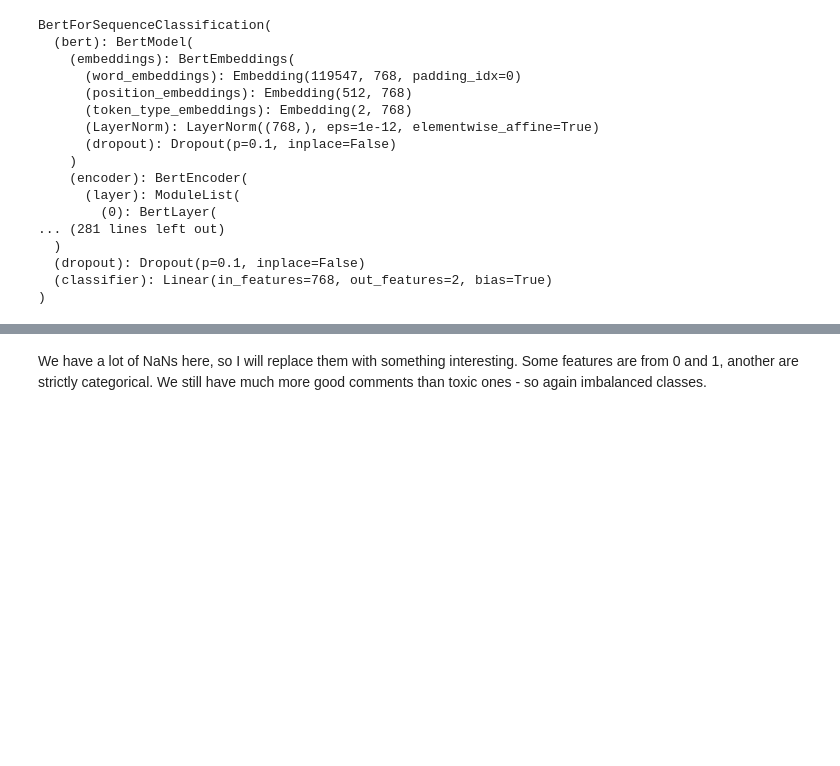
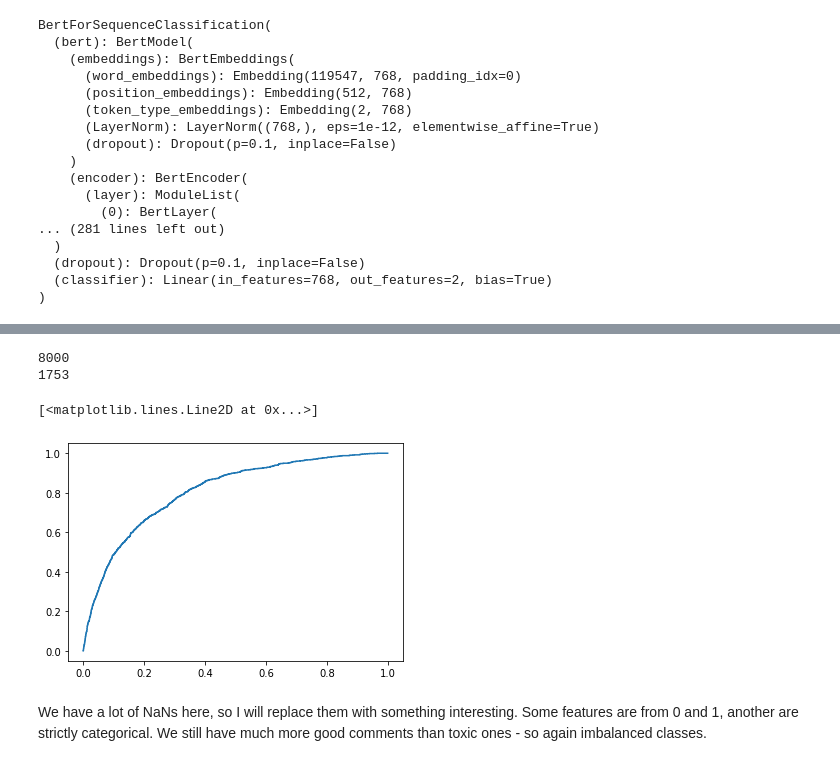
Before and after one commit to DahaKot/Toxic-Comment-Classification, a Jupyter notebook: BERT.ipynb, the cells around one changed output, grey strips where cells are left out. Saved outputs shown, nothing was run; the diff lists cells and outputs as text; code cells hidden in the pictures; blank space fills up the shorter version.

```diff
--- a/BERT.ipynb
+++ b/BERT.ipynb
@@ -333,3 +343,18 @@ sklearn.metrics.roc_auc_score(valid_labels, valid_preds)
+# %%
+# print(len(valid_labels), len(valid_preds))
+# print(valid_labels[0:10])
+# print(valid_preds[0:10])
+print (len(probas))
+
+fpr, tpr, _ = roc_curve(valid_labels, probas)
+print(len(fpr))
+plt.plot(fpr, tpr)
+# plt.plot (roc_curve(valid_labels, valid_preds))
+# %% [output]
+8000
+1753
+[<matplotlib.lines.Line2D at 0x...>]
+[figure, added]
 # %%
 # for sentence in sentences:
 #     sentence = sentence.replace('\"', '')
```
Also changed, not shown: parts of 10 cells of this notebook.
